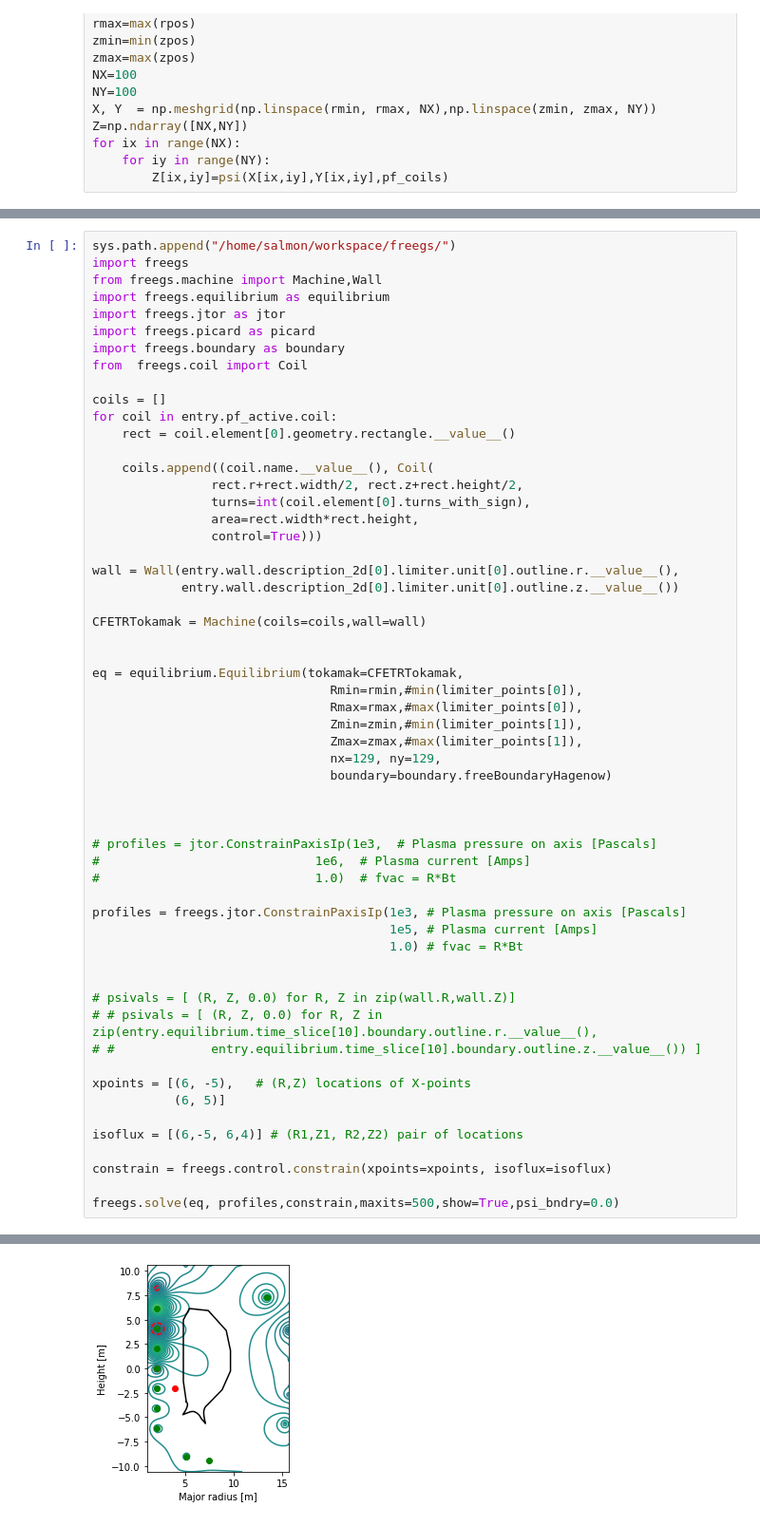
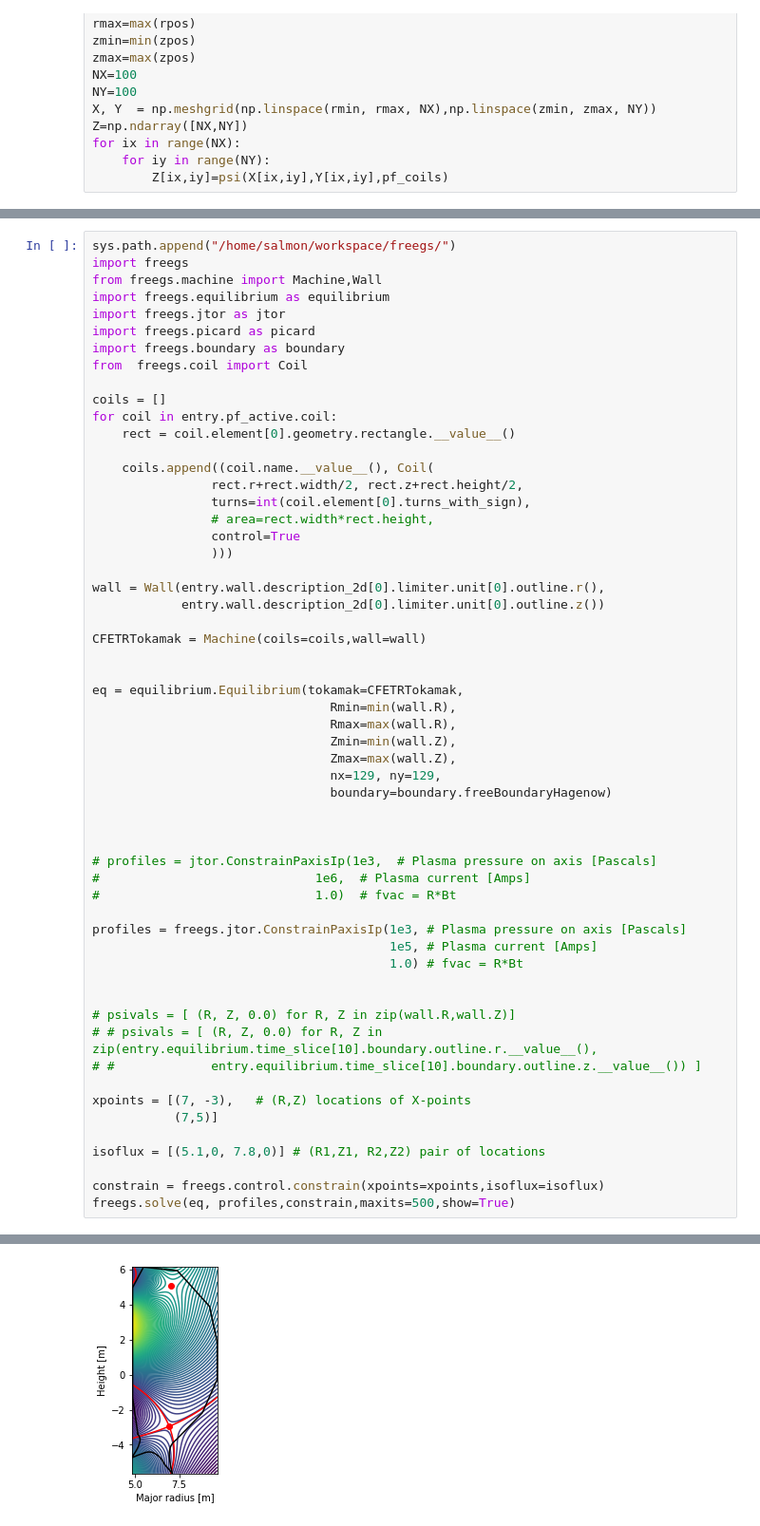
Before and after one commit to fusion-yun/fytok_old, a Jupyter notebook: examples/cfetr.ipynb, the cells around one changed output, grey strips where cells are left out. Shown at 95% size. Drawn from its saved outputs; the diff is of its cells as text.

```diff
--- a/examples/cfetr.ipynb
+++ b/examples/cfetr.ipynb
@@ -150,20 +149,21 @@ for coil in entry.pf_active.coil:
     coils.append((coil.name.__value__(), Coil(
                 rect.r+rect.width/2, rect.z+rect.height/2,
                 turns=int(coil.element[0].turns_with_sign),
-                area=rect.width*rect.height,
-                control=True)))
+                # area=rect.width*rect.height,
+                control=True
+                )))
 
-wall = Wall(entry.wall.description_2d[0].limiter.unit[0].outline.r.__value__(),
-            entry.wall.description_2d[0].limiter.unit[0].outline.z.__value__())
+wall = Wall(entry.wall.description_2d[0].limiter.unit[0].outline.r(),
+            entry.wall.description_2d[0].limiter.unit[0].outline.z())
 
 CFETRTokamak = Machine(coils=coils,wall=wall)
 
 
 eq = equilibrium.Equilibrium(tokamak=CFETRTokamak,
-                                Rmin=rmin,#min(limiter_points[0]),
-                                Rmax=rmax,#max(limiter_points[0]),
-                                Zmin=zmin,#min(limiter_points[1]),
-                                Zmax=zmax,#max(limiter_points[1]),
+                                Rmin=min(wall.R),
+                                Rmax=max(wall.R),
+                                Zmin=min(wall.Z),
+                                Zmax=max(wall.Z),
                                 nx=129, ny=129,
                                 boundary=boundary.freeBoundaryHagenow)
 
@@ -182,12 +182,11 @@ profiles = freegs.jtor.ConstrainPaxisIp(1e3, # Plasma pressure on axis [Pascals]
 # # psivals = [ (R, Z, 0.0) for R, Z in zip(entry.equilibrium.time_slice[10].boundary.outline.r.__value__(),
 # #             entry.equilibrium.time_slice[10].boundary.outline.z.__value__()) ]
 
-xpoints = [(6, -5),   # (R,Z) locations of X-points
-           (6, 5)]
+xpoints = [(7, -3),   # (R,Z) locations of X-points
+           (7,5)]
 
-isoflux = [(6,-5, 6,4)] # (R1,Z1, R2,Z2) pair of locations
+isoflux = [(5.1,0, 7.8,0)] # (R1,Z1, R2,Z2) pair of locations
 
-constrain = freegs.control.constrain(xpoints=xpoints, isoflux=isoflux)
-
-freegs.solve(eq, profiles,constrain,maxits=500,show=True,psi_bndry=0.0)
+constrain = freegs.control.constrain(xpoints=xpoints,isoflux=isoflux)
+freegs.solve(eq, profiles,constrain,maxits=500,show=True)
 # %% [output]
@@ -194 +194 @@ freegs.solve(eq, profiles,constrain,maxits=500,show=True,psi_bndry=0.0)
-[figure, old version]
+[figure, new version]
```
Also changed, not shown: parts of 5 cells of this notebook, 4 other files.
